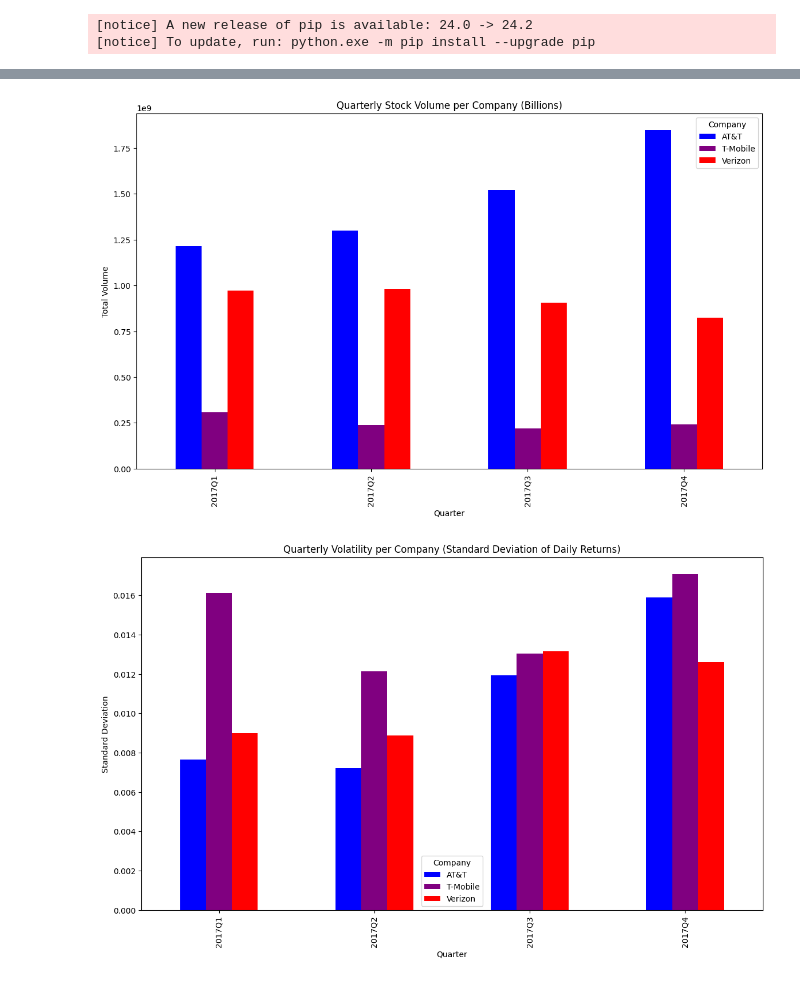
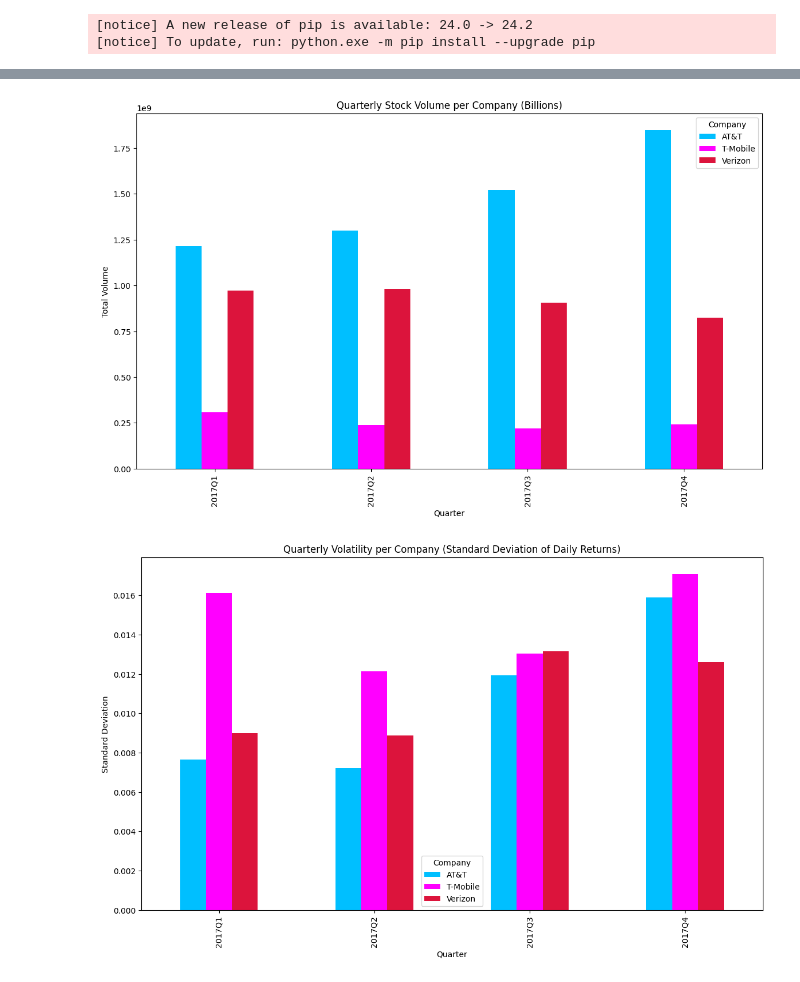
Before and after one commit to KendallBurkett/Project-1, a Jupyter notebook: telecom_analysis.ipynb, the cells around one changed output, grey strips where cells are left out. Saved outputs shown, nothing was run; the diff lists cells and outputs as text; code cells hidden in the pictures.

```diff
--- a/telecom_analysis.ipynb
+++ b/telecom_analysis.ipynb
@@ -98,7 +98,7 @@ filtered_data['Year'] = filtered_data['Date'].dt.year
 filtered_data['Quarter'] = filtered_data['Date'].dt.to_period('Q')
 
 # Define the colors for each company
-colors = {'AT&T': 'Blue', 'T-Mobile': 'Purple', 'Verizon': 'Red'}
+colors = {'AT&T': 'Deepskyblue', 'T-Mobile': 'Fuchsia', 'Verizon': 'Crimson'}
 # %%
 # Calculate the percentage change for each quarter
 quarterly_percentage_change = filtered_data.groupby(['Company', 'Quarter'], as_index=False).apply(
@@ -125,4 +125,7 @@ plt.show()
 # %%
+# Calculate the total stock volume for each quarter
+quarterly_volume = filtered_data.groupby(['Quarter', 'Company'])['Volume'].sum().unstack().reset_index()
+
 # Plot the quarterly stock volume
 fig, ax = plt.subplots(figsize=(14, 8))
 quarterly_volume.plot(kind='bar', x='Quarter', ax=ax, color=[colors[col] for col in quarterly_volume.columns[1:]])
@@ -134,17 +137,23 @@ plt.legend(title='Company')
 plt.savefig('Plots/quarterly_stock_volume.png')
 plt.show()
 # %% [output]
-[figure, old version]
+[figure, new version]
 # %%
+# Calculate daily returns
+filtered_data['Daily Return'] = filtered_data.groupby('Company')['Adj. Close'].pct_change()
+
+# Calculate the standard deviation of daily returns for each quarter
+quarterly_volatility = filtered_data.groupby(['Company', 'Quarter'])['Daily Return'].std().unstack(level=0).reset_index()
+
 # Plot the standard deviation (volatility)
 fig, ax = plt.subplots(figsize=(14, 8))
 quarterly_volatility.plot(kind='bar', x='Quarter', ax=ax, color=[colors[col] for col in quarterly_volatility.columns[1:]])
 
 plt.title('Quarterly Volatility per Company (Standard Deviation of Daily Returns)')
 plt.xlabel('Quarter')
 plt.ylabel('Standard Deviation')
 plt.legend(title='Company')
 plt.savefig('Plots/quarterly_volatility.png')
 plt.show()
 # %% [output]
-[figure, old version]
+[figure, new version]
```
Also changed, not shown: parts of 1 cell of this notebook, 3 other files.
